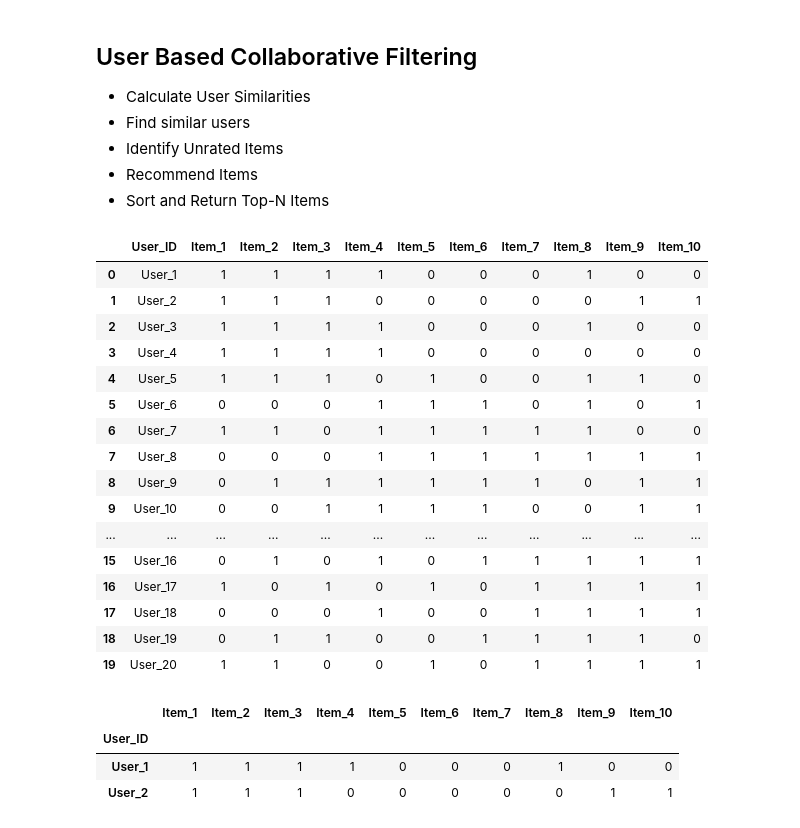
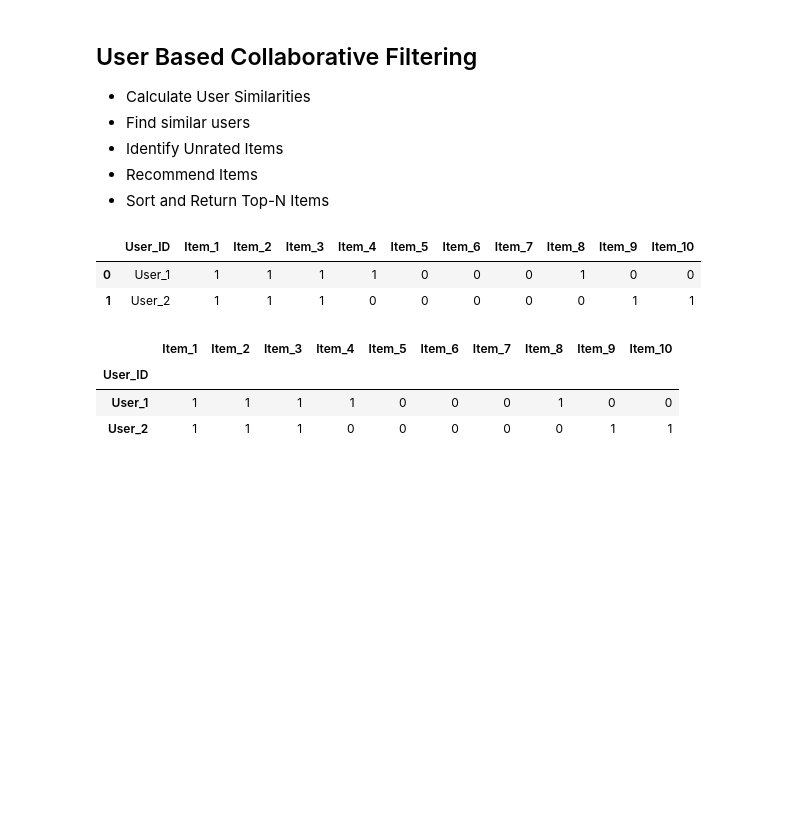
Before and after one commit to tgvp/Algoritmos-Recomendacao, a Jupyter notebook: src/rs-starter.ipynb, the cells around one changed output. Cells and saved outputs as stored; diff of their text form; code cells hidden in the pictures; blank space fills up the shorter version.

```diff
--- a/src/rs-starter.ipynb
+++ b/src/rs-starter.ipynb
@@ -468,25 +468,11 @@ plt.show()
 - Recommend Items
 - Sort and Return Top-N Items
 # %%
-df
+df.head(2)
 # %% [output]
 |  | User_ID | Item_1 | Item_2 | Item_3 | Item_4 | Item_5 | Item_6 | Item_7 | Item_8 | Item_9 | Item_10 |
 | 0 | User_1 | 1 | 1 | 1 | 1 | 0 | 0 | 0 | 1 | 0 | 0 |
 | 1 | User_2 | 1 | 1 | 1 | 0 | 0 | 0 | 0 | 0 | 1 | 1 |
-| 2 | User_3 | 1 | 1 | 1 | 1 | 0 | 0 | 0 | 1 | 0 | 0 |
-| 3 | User_4 | 1 | 1 | 1 | 1 | 0 | 0 | 0 | 0 | 0 | 0 |
-| 4 | User_5 | 1 | 1 | 1 | 0 | 1 | 0 | 0 | 1 | 1 | 0 |
-| 5 | User_6 | 0 | 0 | 0 | 1 | 1 | 1 | 0 | 1 | 0 | 1 |
-| 6 | User_7 | 1 | 1 | 0 | 1 | 1 | 1 | 1 | 1 | 0 | 0 |
-| 7 | User_8 | 0 | 0 | 0 | 1 | 1 | 1 | 1 | 1 | 1 | 1 |
-| 8 | User_9 | 0 | 1 | 1 | 1 | 1 | 1 | 1 | 0 | 1 | 1 |
-| 9 | User_10 | 0 | 0 | 1 | 1 | 1 | 1 | 0 | 0 | 1 | 1 |
-| ... | ... | ... | ... | ... | ... | ... | ... | ... | ... | ... | ... |
-| 15 | User_16 | 0 | 1 | 0 | 1 | 0 | 1 | 1 | 1 | 1 | 1 |
-| 16 | User_17 | 1 | 0 | 1 | 0 | 1 | 0 | 1 | 1 | 1 | 1 |
-| 17 | User_18 | 0 | 0 | 0 | 1 | 0 | 0 | 1 | 1 | 1 | 1 |
-| 18 | User_19 | 0 | 1 | 1 | 0 | 0 | 1 | 1 | 1 | 1 | 0 |
-| 19 | User_20 | 1 | 1 | 0 | 0 | 1 | 0 | 1 | 1 | 1 | 1 |
 # %%
 df.set_index('User_ID', inplace=True)
 df.head(2)
```
Also changed, not shown: parts of 3 cells of this notebook.
